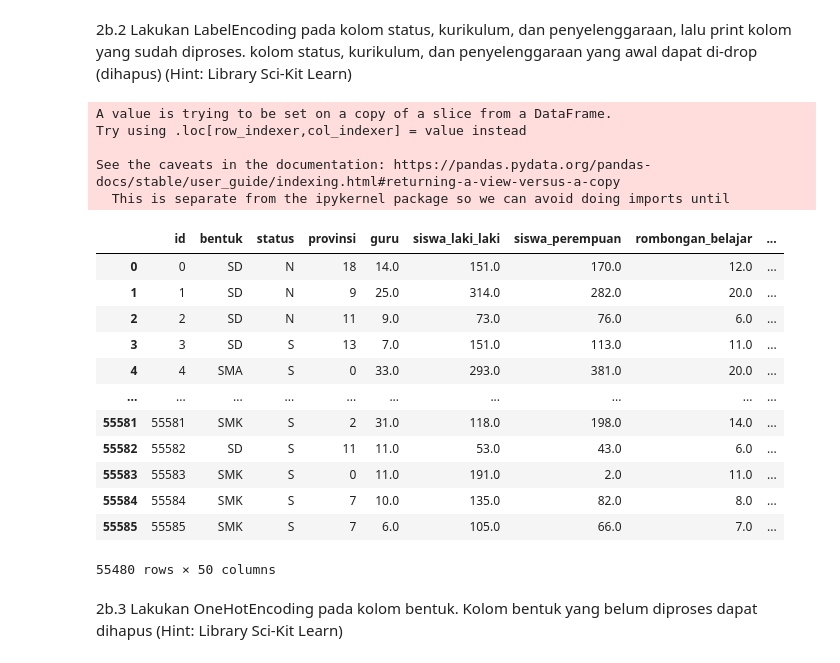
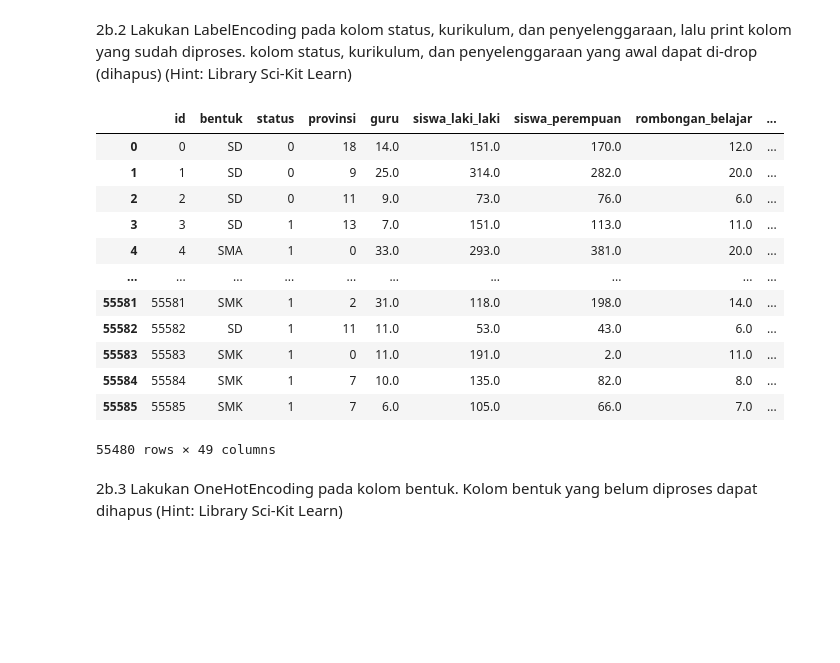
Before and after one commit to OchiMoto21/HMIF-ds-bootcamp-2022, a Jupyter notebook: hmif-ds-bootcamp-2022-niken.ipynb, the cells around one changed output. Drawn from its saved outputs; the diff is of its cells as text; code cells hidden in the pictures; blank space fills up the shorter version.

```diff
--- a/hmif-ds-bootcamp-2022-niken.ipynb
+++ b/hmif-ds-bootcamp-2022-niken.ipynb
@@ -239,29 +240,33 @@ Panjang kolom:  49
 Panjang baris:  55480
 # %% [markdown]
 2b.2 Lakukan LabelEncoding pada kolom status, kurikulum, dan penyelenggaraan, lalu print kolom yang sudah diproses. kolom status, kurikulum, dan penyelenggaraan yang awal dapat di-drop (dihapus) (Hint: Library Sci-Kit Learn)
-# %%
-# write your code here
-labelencoder = LabelEncoder()
-dropped_null_schools["status_N"]=labelencoder.fit_transform(dropped_null_schools["status"])
-dropped_null_schools
-# %% [output]
-A value is trying to be set on a copy of a slice from a DataFrame.
-Try using .loc[row_indexer,col_indexer] = value instead
-
-See the caveats in the documentation: https://pandas.pydata.org/pandas-docs/stable/user_guide/indexing.html#returning-a-view-versus-a-copy
-  This is separate from the ipykernel package so we can avoid doing imports until
-|  | id | bentuk | status | provinsi | guru | siswa_laki_laki | siswa_perempuan | rombongan_belajar | ... |
-| 0 | 0 | SD | N | 18 | 14.0 | 151.0 | 170.0 | 12.0 | ... |
-| 1 | 1 | SD | N | 9 | 25.0 | 314.0 | 282.0 | 20.0 | ... |
-| 2 | 2 | SD | N | 11 | 9.0 | 73.0 | 76.0 | 6.0 | ... |
-| 3 | 3 | SD | S | 13 | 7.0 | 151.0 | 113.0 | 11.0 | ... |
-| 4 | 4 | SMA | S | 0 | 33.0 | 293.0 | 381.0 | 20.0 | ... |
-| ... | ... | ... | ... | ... | ... | ... | ... | ... | ... |
-| 55581 | 55581 | SMK | S | 2 | 31.0 | 118.0 | 198.0 | 14.0 | ... |
-| 55582 | 55582 | SD | S | 11 | 11.0 | 53.0 | 43.0 | 6.0 | ... |
-| 55583 | 55583 | SMK | S | 0 | 11.0 | 191.0 | 2.0 | 11.0 | ... |
-| 55584 | 55584 | SMK | S | 7 | 10.0 | 135.0 | 82.0 | 8.0 | ... |
-| 55585 | 55585 | SMK | S | 7 | 6.0 | 105.0 | 66.0 | 7.0 | ... |
-55480 rows × 50 columns
+# %%
+# write your code here
+labelencoder = LabelEncoder()
+def preprocess_data(data, column):
+
+    data = data.copy()
+    le = LabelEncoder()
+    data[column] = le.fit_transform(data[column])
+
+    return data
+dropped_null_schools=preprocess_data(dropped_null_schools, 'status')
+dropped_null_schools=preprocess_data(dropped_null_schools, 'kurikulum')
+dropped_null_schools=preprocess_data(dropped_null_schools, 'penyelenggaraan')
+dropped_null_schools
+# %% [output]
+|  | id | bentuk | status | provinsi | guru | siswa_laki_laki | siswa_perempuan | rombongan_belajar | ... |
+| 0 | 0 | SD | 0 | 18 | 14.0 | 151.0 | 170.0 | 12.0 | ... |
+| 1 | 1 | SD | 0 | 9 | 25.0 | 314.0 | 282.0 | 20.0 | ... |
+| 2 | 2 | SD | 0 | 11 | 9.0 | 73.0 | 76.0 | 6.0 | ... |
+| 3 | 3 | SD | 1 | 13 | 7.0 | 151.0 | 113.0 | 11.0 | ... |
+| 4 | 4 | SMA | 1 | 0 | 33.0 | 293.0 | 381.0 | 20.0 | ... |
+| ... | ... | ... | ... | ... | ... | ... | ... | ... | ... |
+| 55581 | 55581 | SMK | 1 | 2 | 31.0 | 118.0 | 198.0 | 14.0 | ... |
+| 55582 | 55582 | SD | 1 | 11 | 11.0 | 53.0 | 43.0 | 6.0 | ... |
+| 55583 | 55583 | SMK | 1 | 0 | 11.0 | 191.0 | 2.0 | 11.0 | ... |
+| 55584 | 55584 | SMK | 1 | 7 | 10.0 | 135.0 | 82.0 | 8.0 | ... |
+| 55585 | 55585 | SMK | 1 | 7 | 6.0 | 105.0 | 66.0 | 7.0 | ... |
+55480 rows × 49 columns
 # %% [markdown]
 2b.3 Lakukan OneHotEncoding pada kolom bentuk. Kolom bentuk yang belum diproses dapat dihapus (Hint: Library Sci-Kit Learn)
```
Also changed, not shown: parts of 4 cells of this notebook.
